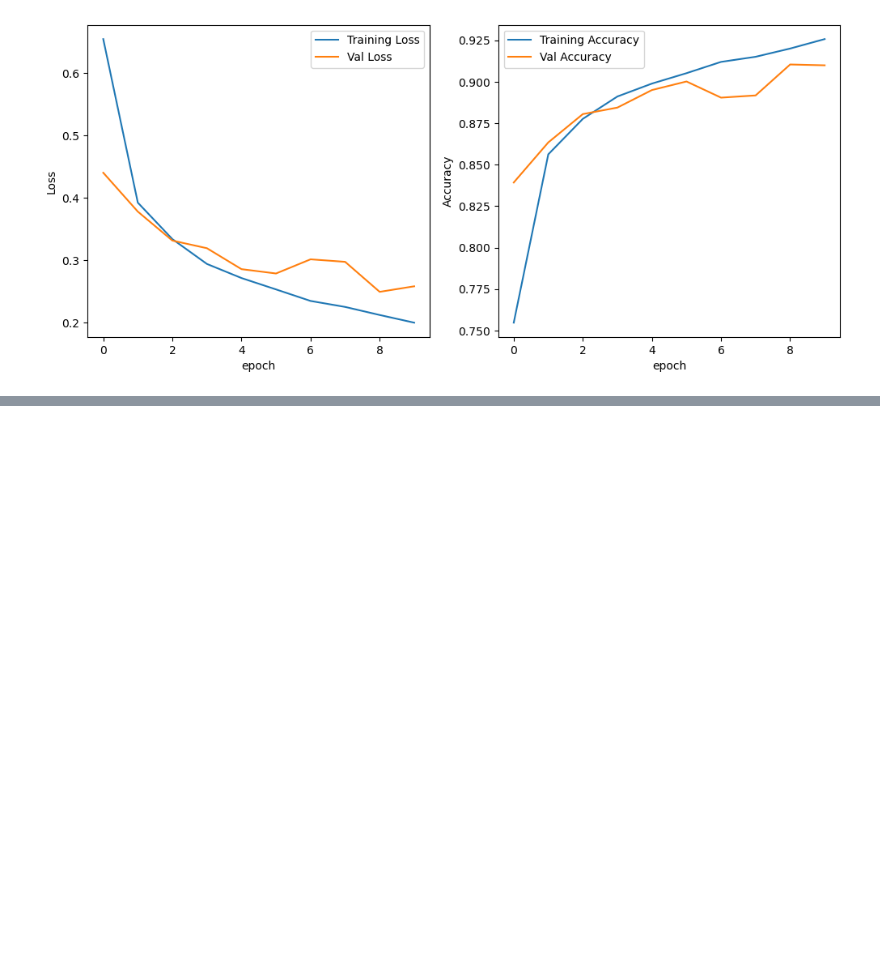
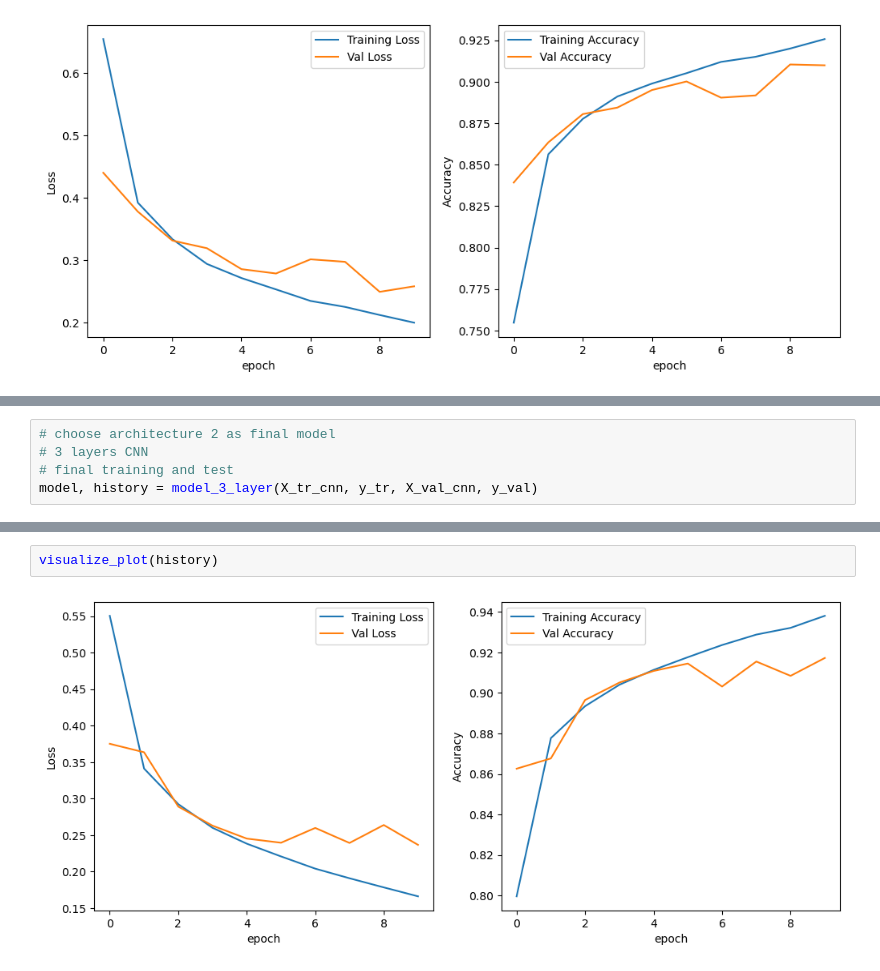
Before and after one commit to yenphglam/cs178_ProjectTeam3, a Jupyter notebook: cnn/cnn.ipynb, the cells around one changed output, grey strips where cells are left out. Cells and saved outputs as stored; diff of their text form; blank space fills up the shorter version.

Commit message:
Final model training and test complete

```diff
--- a/cnn/cnn.ipynb
+++ b/cnn/cnn.ipynb
@@ -299,0 +296,5 @@ calculate_average_loss_acc(dict_layer_4)
+# %%
+# choose architecture 2 as final model
+# 3 layers CNN
+# final training and test
+model, history = model_3_layer(X_tr_cnn, y_tr, X_val_cnn, y_val)
@@ -299,0 +322,4 @@ calculate_average_loss_acc(dict_layer_4)
+# %%
+visualize_plot(history)
+# %% [output]
+[figure, added]
```
Also changed, not shown: parts of 8 cells of this notebook.
